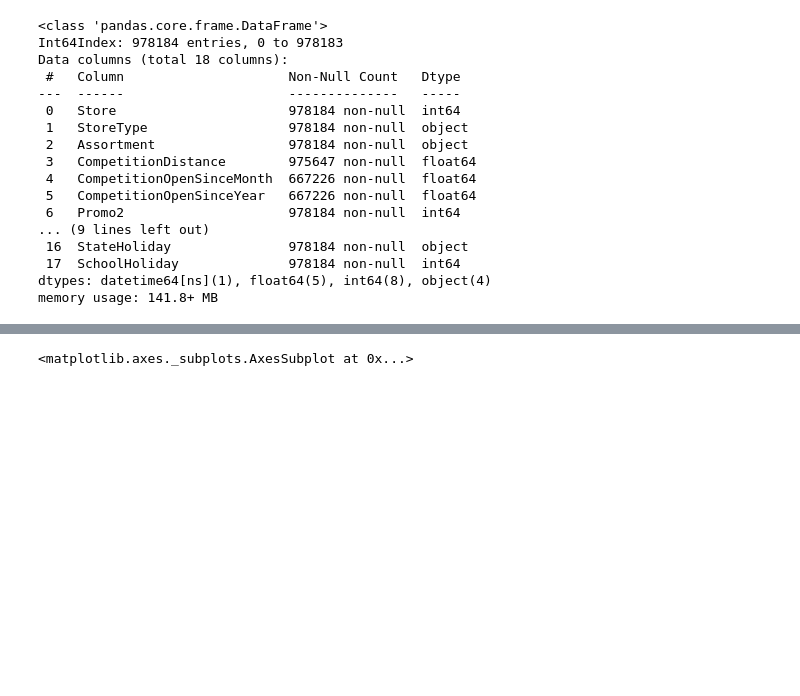
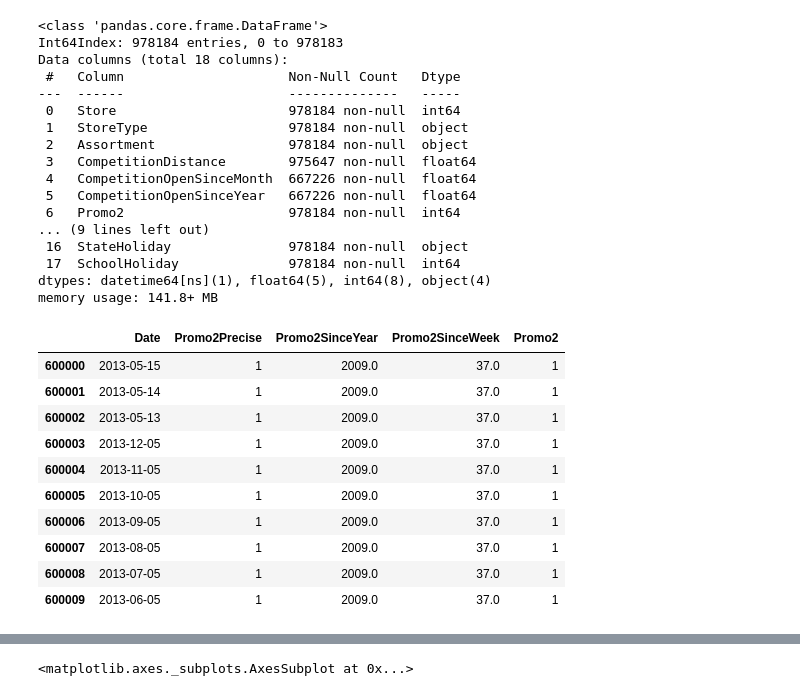
Before and after one commit to peterprescott/sales-data, a Jupyter notebook: notebook.ipynb, the cells around one changed output, grey strips where cells are left out. Saved outputs shown, nothing was run; the diff lists cells and outputs as text; code cells hidden in the pictures; blank space fills up the shorter version.

Commit message:
create Promo2Precise indicator

```diff
--- a/notebook.ipynb
+++ b/notebook.ipynb
@@ -424,3 +424,28 @@ combine['Competition'] = np.where(combine['CompetitionOpenSinceDate'] < combine[
 
 combine['NearbyCompetition'] = np.where(((combine['Competition']==1)\
                                          & (combine['CompetitionDistance']<10000)), 1, 0)
+# %%
+# it seems easier to get a week number from a date than vice versa
+combine['WeekNumber'] = combine['Date'].dt.week
+
+combine['Year'] = combine['Date'].dt.year
+
+combine['Year']
+
+combine['Promo2Precise'] = np.where((combine['Year'] > combine['Promo2SinceYear'])\
+                                    | ((combine['Year'] == combine['Promo2SinceYear'])\
+                                             & (combine['WeekNumber'] >= combine['Promo2SinceWeek'])), 1, 0)
+# %%
+combine[['Date','Promo2Precise','Promo2SinceYear','Promo2SinceWeek','Promo2']][600000:600010]
+# %% [output]
+|  | Date | Promo2Precise | Promo2SinceYear | Promo2SinceWeek | Promo2 |
+| 600000 | 2013-05-15 | 1 | 2009.0 | 37.0 | 1 |
+| 600001 | 2013-05-14 | 1 | 2009.0 | 37.0 | 1 |
+| 600002 | 2013-05-13 | 1 | 2009.0 | 37.0 | 1 |
+| 600003 | 2013-12-05 | 1 | 2009.0 | 37.0 | 1 |
+| 600004 | 2013-11-05 | 1 | 2009.0 | 37.0 | 1 |
+| 600005 | 2013-10-05 | 1 | 2009.0 | 37.0 | 1 |
+| 600006 | 2013-09-05 | 1 | 2009.0 | 37.0 | 1 |
+| 600007 | 2013-08-05 | 1 | 2009.0 | 37.0 | 1 |
+| 600008 | 2013-07-05 | 1 | 2009.0 | 37.0 | 1 |
+| 600009 | 2013-06-05 | 1 | 2009.0 | 37.0 | 1 |
```
Also changed, not shown: parts of 2 cells of this notebook.
